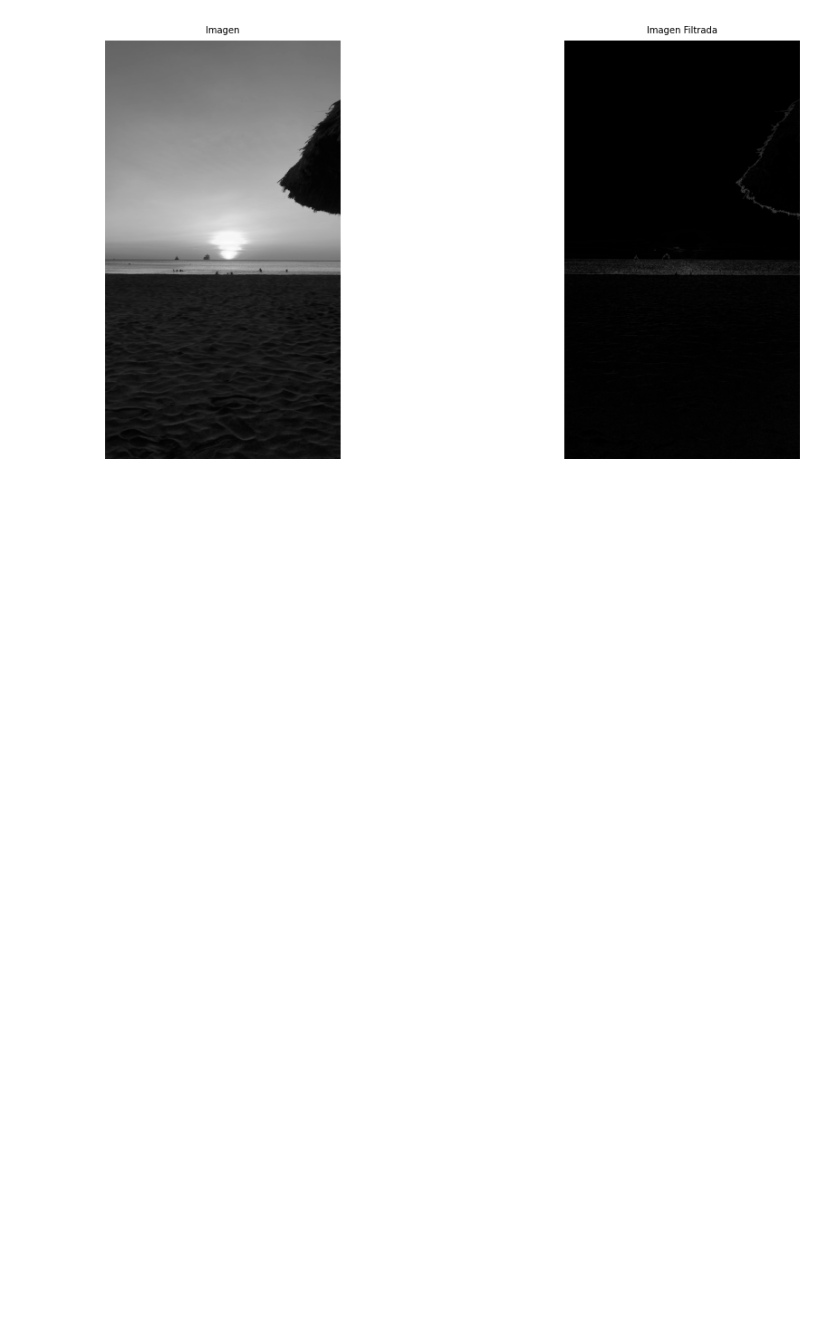
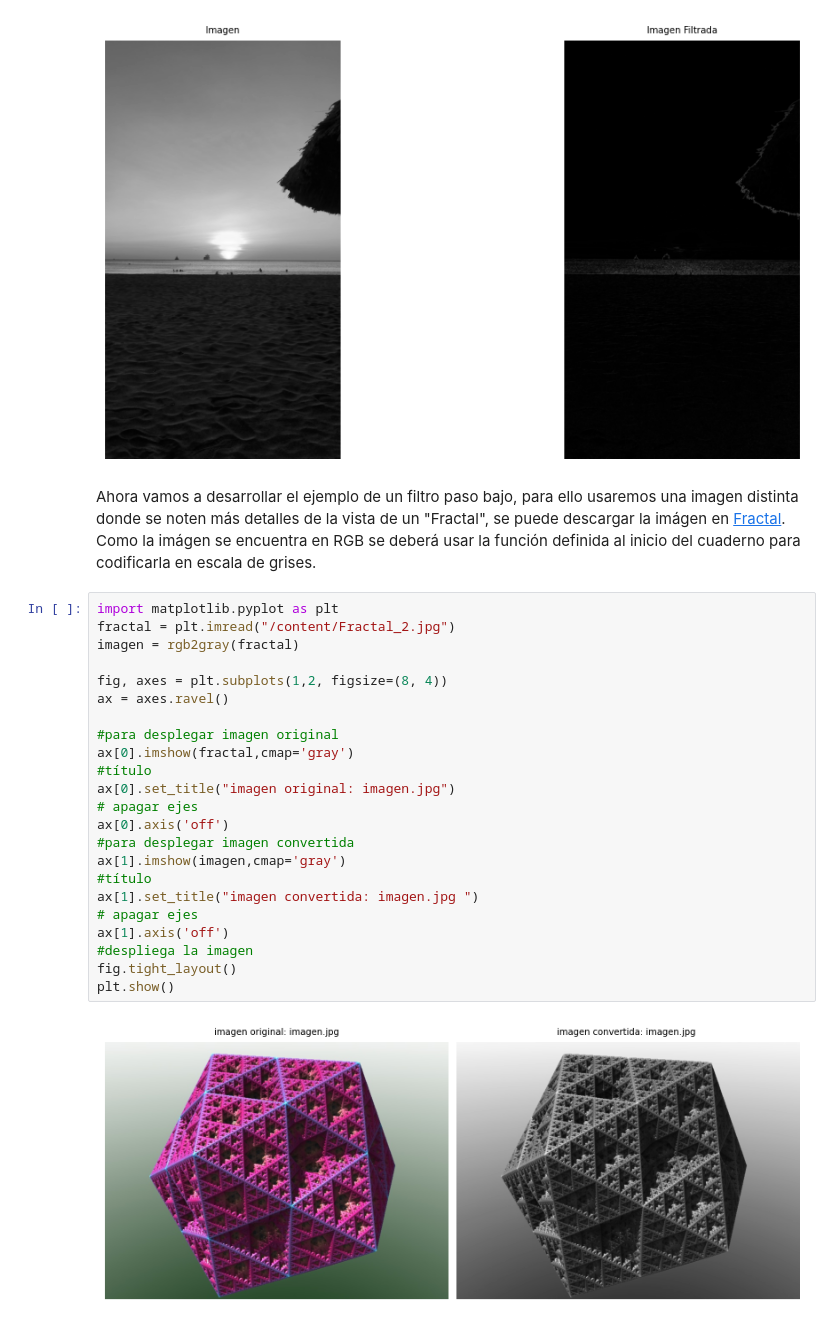
Before and after one commit to Quantum-Colombia/Course_AI, a Jupyter notebook: CourseAI_week4.ipynb, the cells around one changed output. Saved outputs shown, nothing was run; the diff lists cells and outputs as text; blank space fills up the shorter version.

```diff
--- a/CourseAI_week4.ipynb
+++ b/CourseAI_week4.ipynb
@@ -436,3 +439,31 @@ plt.show()
 # %% [output]
 El proceso tardó: 66.9775984287262
 [figure]
+# %% [markdown]
+Ahora vamos a desarrollar el ejemplo de un filtro paso bajo, para ello usaremos una imagen distinta donde se noten más detalles de la vista de un "Fractal", se puede descargar la imágen en [Fractal](https://github.com/quantumcomputingunalmed/Course_AI/blob/17be639cb7e86763724b772c7d0823f14106e491/Fractal_2.jpg).\
+Como la imágen se encuentra en RGB se deberá usar la función definida al inicio del cuaderno para codificarla en escala de grises.
+# %%
+import matplotlib.pyplot as plt
+fractal = plt.imread("/content/Fractal_2.jpg")
+imagen = rgb2gray(fractal)
+
+fig, axes = plt.subplots(1,2, figsize=(8, 4))
+ax = axes.ravel()
+
+#para desplegar imagen original
+ax[0].imshow(fractal,cmap='gray')
+#título
+ax[0].set_title("imagen original: imagen.jpg")
+# apagar ejes
+ax[0].axis('off')
+#para desplegar imagen convertida
+ax[1].imshow(imagen,cmap='gray')
+#título
+ax[1].set_title("imagen convertida: imagen.jpg ")
+# apagar ejes
+ax[1].axis('off')
+#despliega la imagen
+fig.tight_layout()
+plt.show()
+# %% [output]
+[figure, added]
```
Also changed, not shown: parts of 9 cells of this notebook.
